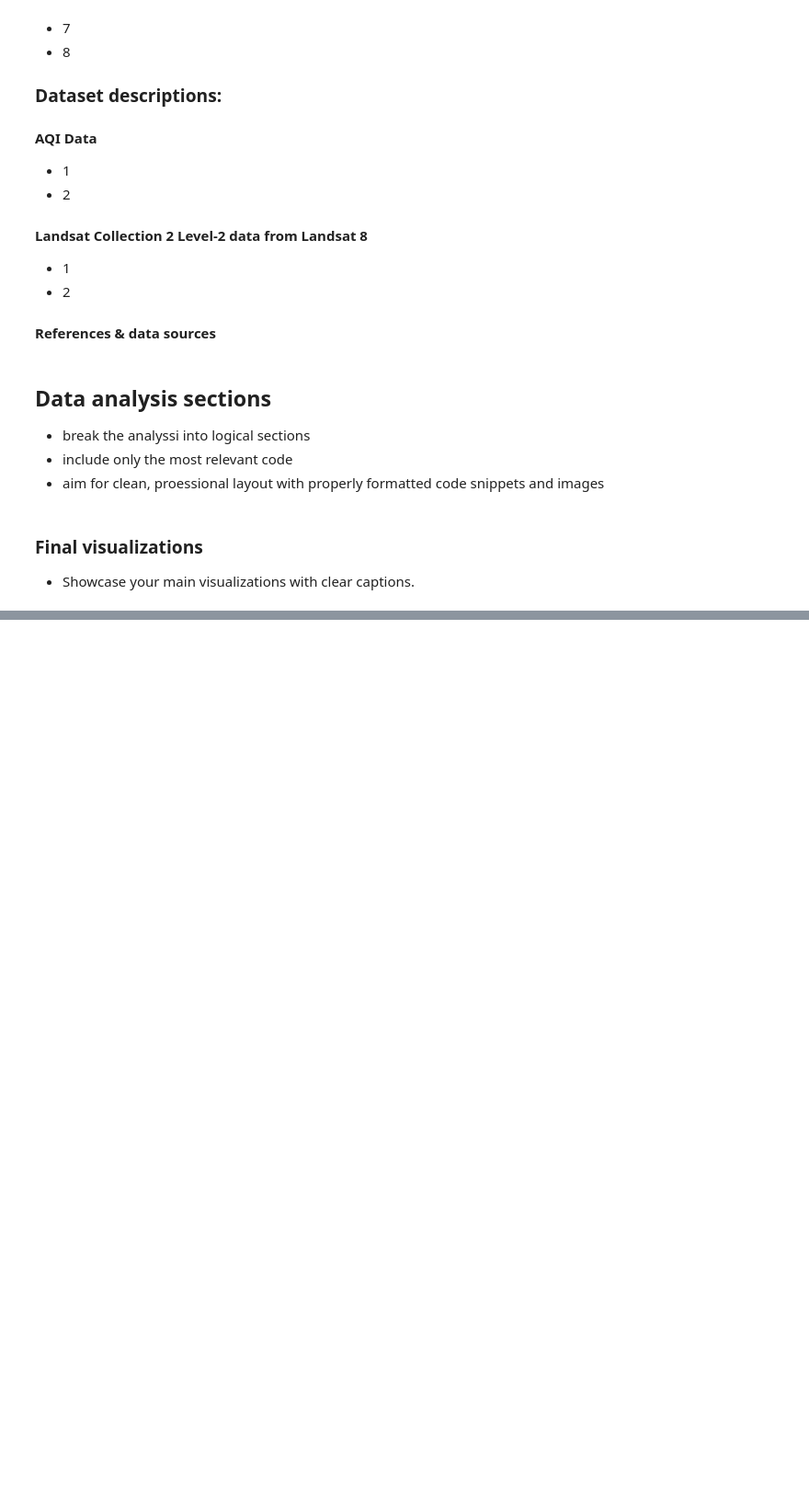
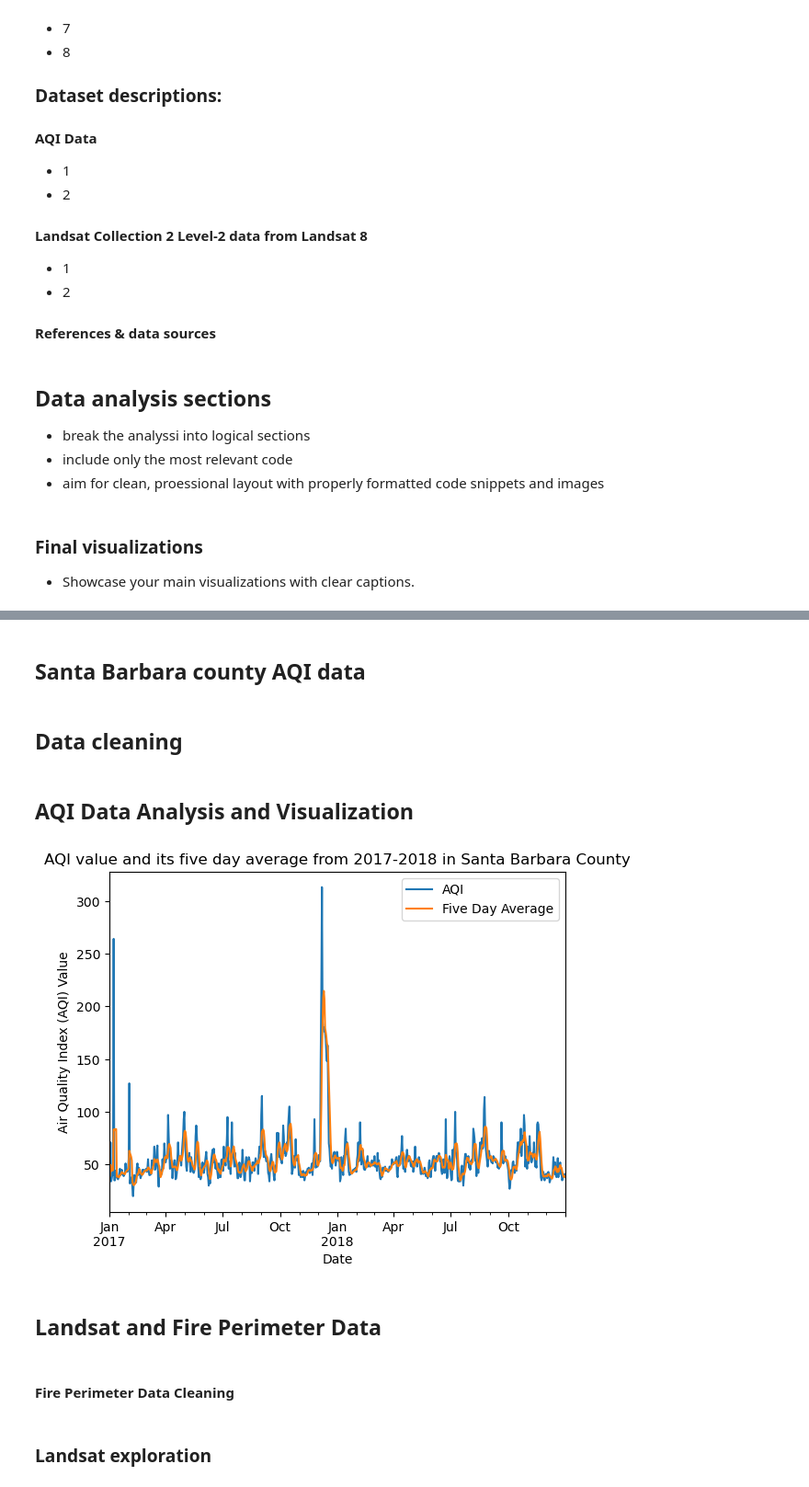
Before and after one commit to tommats00/thomas-fire-analysis, a Jupyter notebook: task1-blog-post.ipynb, the cells around one changed output, grey strips where cells are left out. Shown at 92% size. Cells and saved outputs as stored; diff of their text form; code cells hidden in the pictures; blank space fills up the shorter version.

```diff
--- a/task1-blog-post.ipynb
+++ b/task1-blog-post.ipynb
@@ -45,0 +70,52 @@ Paragraph
+# %% [markdown]
+## Santa Barbara county AQI data
+# %% [markdown]
+## Data cleaning
+# %%
+# Use `pd.concat` to combine the two data sets on top of each other
+aqi = pd.concat([aqi_17, aqi_18])
+
+# Simplify column names to lower_snake_case
+aqi.columns = (aqi.columns
+                  .str.lower()
+                  .str.replace(' ','_')
+                )
+
+# Filter data to only Santa Barbara county
+aqi_sb = aqi[aqi['county_name'] == 'Santa Barbara']
+
+# Drop unwanted columns in data frame
+aqi_sb = aqi_sb.drop(columns=['state_name', 'county_name', 'state_code', 'county_code', 'number_of_sites_reporting'])
+
+# Change date column to a datetime
+aqi_sb.date = pd.to_datetime(aqi_sb['date'])
+
+# Set the index to the data column
+aqi_sb = aqi_sb.set_index('date')
+# %% [markdown]
+## AQI Data Analysis and Visualization
+# %%
+# Create a five day rolling average column of AQI
+aqi_sb['five_day_average'] = aqi_sb['aqi'].rolling('5D').mean()
+# %%
+# Initialize empyt figure and axis
+fig, ax = plt.subplots()
+
+# Plot a df on the ax axis
+aqi_sb.plot(ax=ax)
+
+ax.set_title('AQI value and its five day average from 2017-2018 in Santa Barbara County')
+ax.set_xlabel('Date')
+ax.set_ylabel('Air Quality Index (AQI) Value')
+
+# Change legend variable names
+plt.legend(labels = ['AQI', 'Five Day Average'])
+
+# Display figure
+plt.show()
+# %% [output]
+[figure, added]
+# %% [markdown]
+## Landsat and Fire Perimeter Data
+# %% [markdown]
+#### Fire Perimeter Data Cleaning
@@ -45,0 +126,2 @@ Paragraph
+# %% [markdown]
+### Landsat exploration
```
Also changed, not shown: parts of 14 cells of this notebook.
